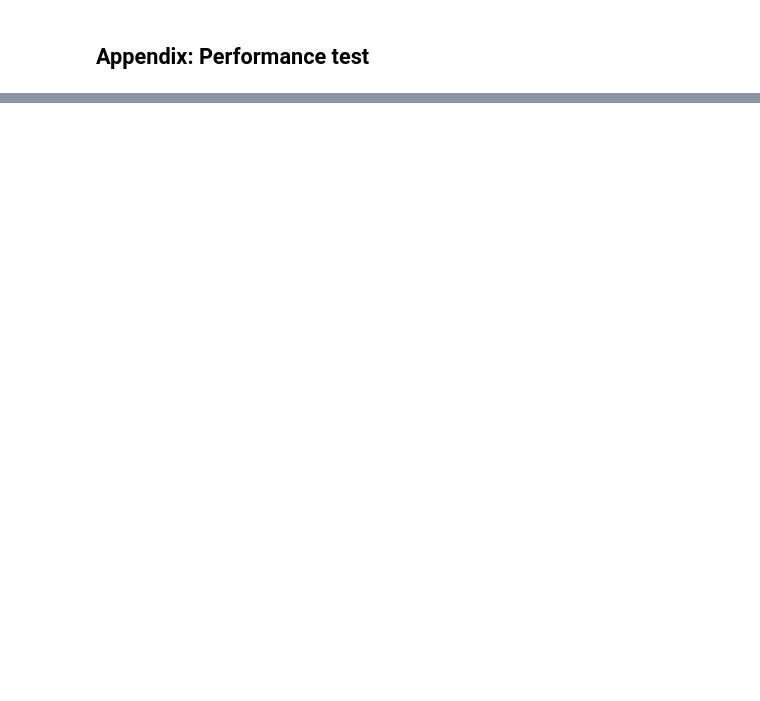
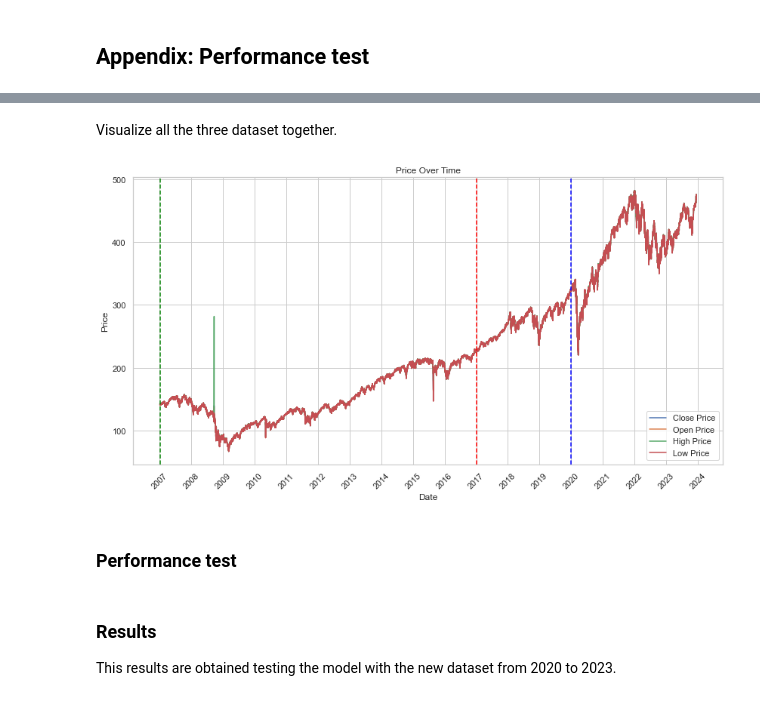
Before and after one commit to davideberga/AIFinanceProject, a Jupyter notebook: main.ipynb, the cells around one changed output, grey strips where cells are left out. Saved outputs shown, nothing was run; the diff lists cells and outputs as text; code cells hidden in the pictures; blank space fills up the shorter version.

```diff
--- a/main.ipynb
+++ b/main.ipynb
@@ -435,0 +436,5 @@ The number of trades per day remains in most of the validation episodes inside o
+# %%
+test_path = "lib/data/IVV_test_sample.csv"
+# %%
+test_data_eda = data_info(test_path)
+test_data_eda = data_visualization(test_data_eda)
@@ -435,0 +465,39 @@ The number of trades per day remains in most of the validation episodes inside o
+# %% [markdown]
+Visualize all the three dataset together.
+# %%
+all_data = pd.concat([train_data_eda, val_data_eda, test_data_eda], axis=0)
+all_data = all_data.sort_values(by='DateTime')
+# %%
+import matplotlib.dates as mdates
+
+plt.figure(figsize=(14, 7))
+plt.plot(all_data['Date'], all_data['Close'], label='Close Price')
+plt.plot(all_data['Date'], all_data['Open'], label='Open Price')
+plt.plot(all_data['Date'], all_data['High'], label='High Price')
+plt.plot(all_data['Date'], all_data['Low'], label='Low Price')
+
+date_start_df1 = '2007-01-03'
+date_start_df2 = '2017-01-03'
+date_start_df3 = '2020-01-02'
+date_start_df1 = pd.to_datetime(date_start_df1)
+date_start_df2 = pd.to_datetime(date_start_df2)
+date_start_df3 = pd.to_datetime(date_start_df3)
+
+plt.axvline(x=date_start_df1, color='green', linestyle='--')
+plt.axvline(x=date_start_df2, color='red', linestyle='--')
+plt.axvline(x=date_start_df3, color='blue', linestyle='--')
+
+ax = plt.gca()
+ax.xaxis.set_major_locator(mdates.YearLocator())  # Metti un tick per ogni anno
+ax.xaxis.set_major_formatter(mdates.DateFormatter('%Y'))  # Format dell'etichetta dell'anno
+
+plt.xticks(rotation=45)
+plt.xlabel('Date')
+plt.ylabel('Price')
+plt.title('Price Over Time')
+plt.legend()
+plt.show()
+# %% [output]
+[figure, added]
+# %% [markdown]
+### Performance test
@@ -435,0 +511,4 @@ The number of trades per day remains in most of the validation episodes inside o
+# %% [markdown]
+### Results
+
+This results are obtained testing the model with the new dataset from 2020 to 2023.
```
Also changed, not shown: parts of 22 cells of this notebook, 11 other files.
